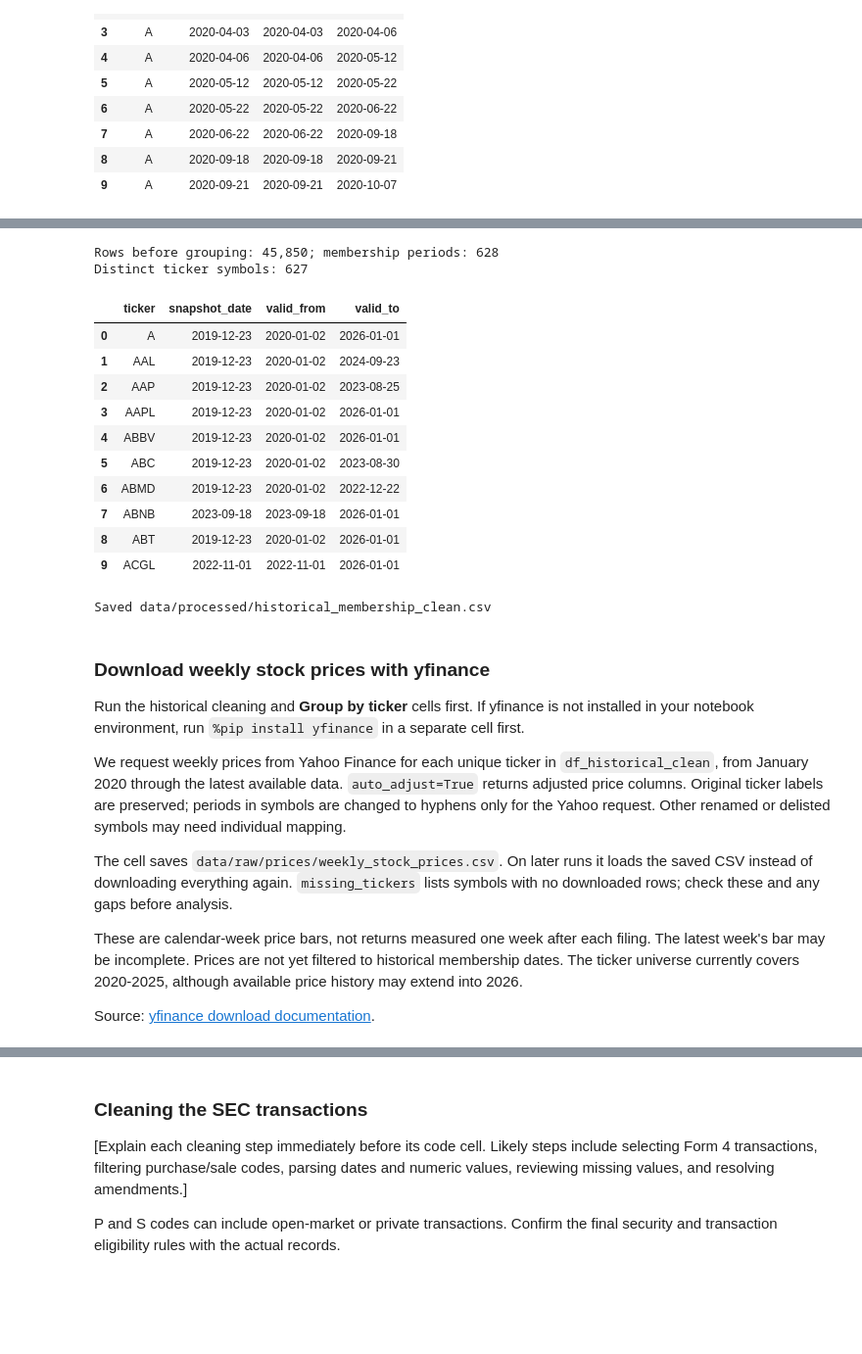
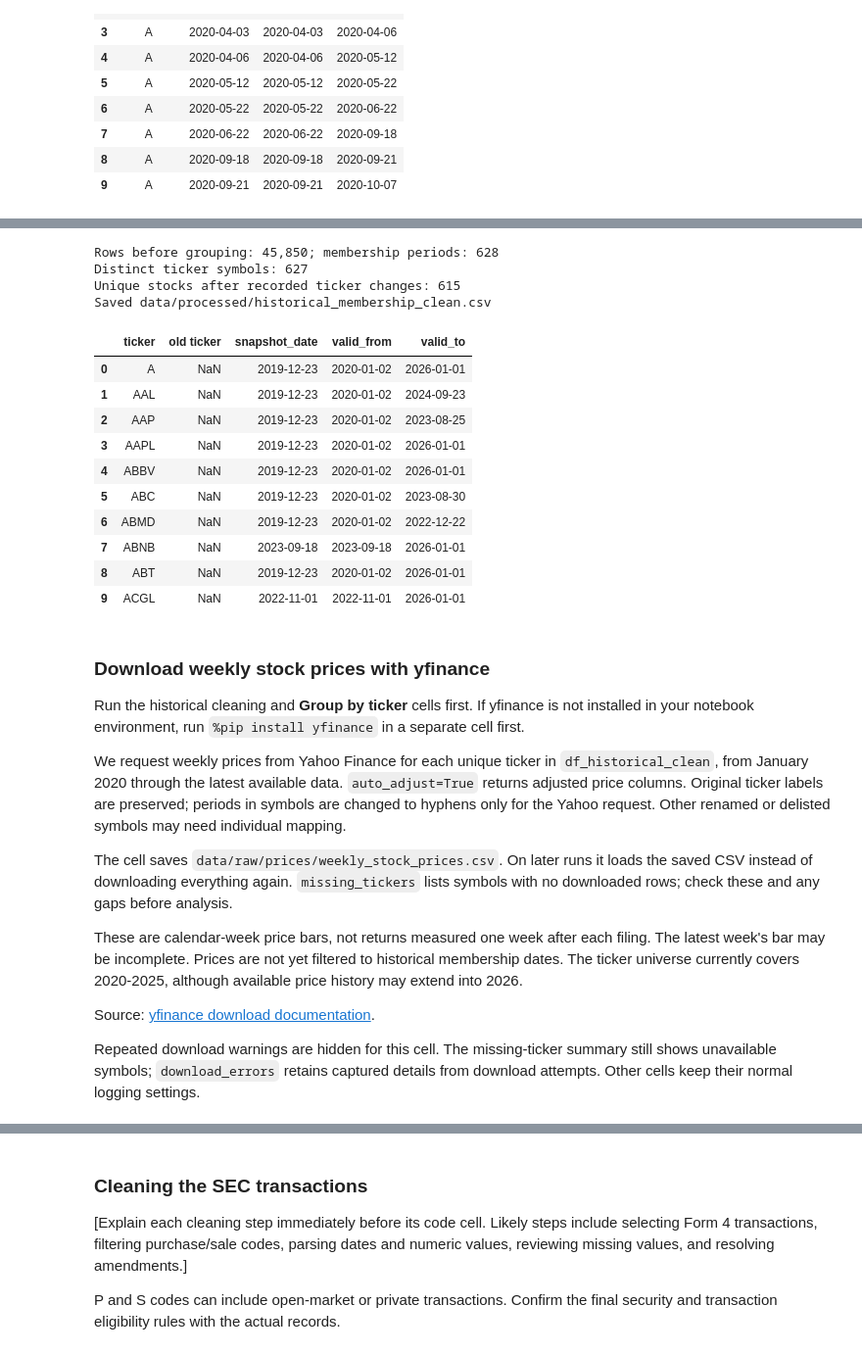
Before and after one commit to Vansh-Kakra/DSproject, a Jupyter notebook: insider-trading-phase2/phase2_insider_trading.ipynb, the cells around one changed output, grey strips where cells are left out. Shown at 98% size. Saved outputs shown, nothing was run; the diff lists cells and outputs as text; code cells hidden in the pictures; blank space fills up the shorter version.

```diff
--- a/insider-trading-phase2/phase2_insider_trading.ipynb
+++ b/insider-trading-phase2/phase2_insider_trading.ipynb
@@ -404,43 +417,67 @@ Running the cell below also saves the grouped table to
 # %%
 # Combine consecutive snapshots into continuous membership periods by ticker.
 snapshot_rows = len(df_historical_clean)
 previous_end = df_historical_clean.groupby("ticker")["valid_to"].shift()
 df_historical_clean["membership_period"] = (
     df_historical_clean["valid_from"].ne(previous_end)
     .groupby(df_historical_clean["ticker"]).cumsum()
 )
 df_historical_clean = (
     df_historical_clean.groupby(["ticker", "membership_period"], as_index=False)
     .agg(snapshot_date=("snapshot_date", "min"),
          valid_from=("valid_from", "min"),
          valid_to=("valid_to", "max"))
     .drop(columns="membership_period")
 )
 
+# Manually recorded previous symbols for the verified company ticker changes.
+old_tickers = {
+    "COR": "ABC", "BFH": "ADS", "ELV": "ANTM", "BNY": "BK",
+    "BALL": "BLL", "DAY": "CDAY", "LUMN": "CTL", "FBIN": "FBHS",
+    "FISV": "FI", "CPAY": "FLT", "GAP": "GPS", "MRSH": "MMC",
+    "GEN": "NLOK", "RVTY": "PKI", "EG": "RE", "PARA": "VIAC",
+    "WTW": "WLTW"
+}
+df_historical_clean.insert(1, "old ticker", df_historical_clean["ticker"].map(old_tickers))
+
+# FISV was also used before FI; only its November 2025 return follows FI.
+df_historical_clean.loc[
+    df_historical_clean["ticker"].eq("FISV")
+    & df_historical_clean["valid_from"].lt(pd.Timestamp("2025-11-11")),
+    "old ticker"
+] = pd.NA
+
 print(f"Rows before grouping: {snapshot_rows:,}; membership periods: {len(df_historical_clean):,}")
 print(f"Distinct ticker symbols: {df_historical_clean['ticker'].nunique():,}")
+# Count each ticker once, then account for the recorded old ticker aliases.
+num_unique_stocks = (
+    df_historical_clean["ticker"].nunique()
+    - df_historical_clean["old ticker"].nunique()
+)
+print(f"Unique stocks after recorded ticker changes: {num_unique_stocks:,}")
 display(df_historical_clean.head(10))
 
 # Save the cleaned historical membership intervals for reuse.
 processed_dir = raw_dir.parent / "processed"
 processed_dir.mkdir(parents=True, exist_ok=True)
 df_historical_clean.to_csv(processed_dir / "historical_membership_clean.csv", index=False)
 print("Saved data/processed/historical_membership_clean.csv")
 # %% [output]
 Rows before grouping: 45,850; membership periods: 628
 Distinct ticker symbols: 627
+Unique stocks after recorded ticker changes: 615
+Saved data/processed/historical_membership_clean.csv
-|  | ticker | snapshot_date | valid_from | valid_to |
-| 0 | A | 2019-12-23 | 2020-01-02 | 2026-01-01 |
-| 1 | AAL | 2019-12-23 | 2020-01-02 | 2024-09-23 |
-| 2 | AAP | 2019-12-23 | 2020-01-02 | 2023-08-25 |
-| 3 | AAPL | 2019-12-23 | 2020-01-02 | 2026-01-01 |
-| 4 | ABBV | 2019-12-23 | 2020-01-02 | 2026-01-01 |
-| 5 | ABC | 2019-12-23 | 2020-01-02 | 2023-08-30 |
-| 6 | ABMD | 2019-12-23 | 2020-01-02 | 2022-12-22 |
-| 7 | ABNB | 2023-09-18 | 2023-09-18 | 2026-01-01 |
-| 8 | ABT | 2019-12-23 | 2020-01-02 | 2026-01-01 |
-| 9 | ACGL | 2022-11-01 | 2022-11-01 | 2026-01-01 |
+|  | ticker | old ticker | snapshot_date | valid_from | valid_to |
+| 0 | A | NaN | 2019-12-23 | 2020-01-02 | 2026-01-01 |
+| 1 | AAL | NaN | 2019-12-23 | 2020-01-02 | 2024-09-23 |
+| 2 | AAP | NaN | 2019-12-23 | 2020-01-02 | 2023-08-25 |
+| 3 | AAPL | NaN | 2019-12-23 | 2020-01-02 | 2026-01-01 |
+| 4 | ABBV | NaN | 2019-12-23 | 2020-01-02 | 2026-01-01 |
+| 5 | ABC | NaN | 2019-12-23 | 2020-01-02 | 2023-08-30 |
+| 6 | ABMD | NaN | 2019-12-23 | 2020-01-02 | 2022-12-22 |
+| 7 | ABNB | NaN | 2023-09-18 | 2023-09-18 | 2026-01-01 |
+| 8 | ABT | NaN | 2019-12-23 | 2020-01-02 | 2026-01-01 |
+| 9 | ACGL | NaN | 2022-11-01 | 2022-11-01 | 2026-01-01 |
-Saved data/processed/historical_membership_clean.csv
 # %% [markdown]
 ### Download weekly stock prices with yfinance
 
@@ -464,6 +501,10 @@ historical membership dates. The ticker universe currently covers 2020-2025,
 although available price history may extend into 2026.
 
 Source: [yfinance download documentation](https://ranaroussi.github.io/yfinance/reference/api/yfinance.download.html).
+
+Repeated download warnings are hidden for this cell. The missing-ticker summary
+still shows unavailable symbols; `download_errors` retains captured details from
+download attempts. Other cells keep their normal logging settings.
 # %%
 # Download weekly prices once, then reuse the saved CSV.
 import yfinance as yf
```
Also changed, not shown: parts of 2 cells of this notebook, 1 other file.
